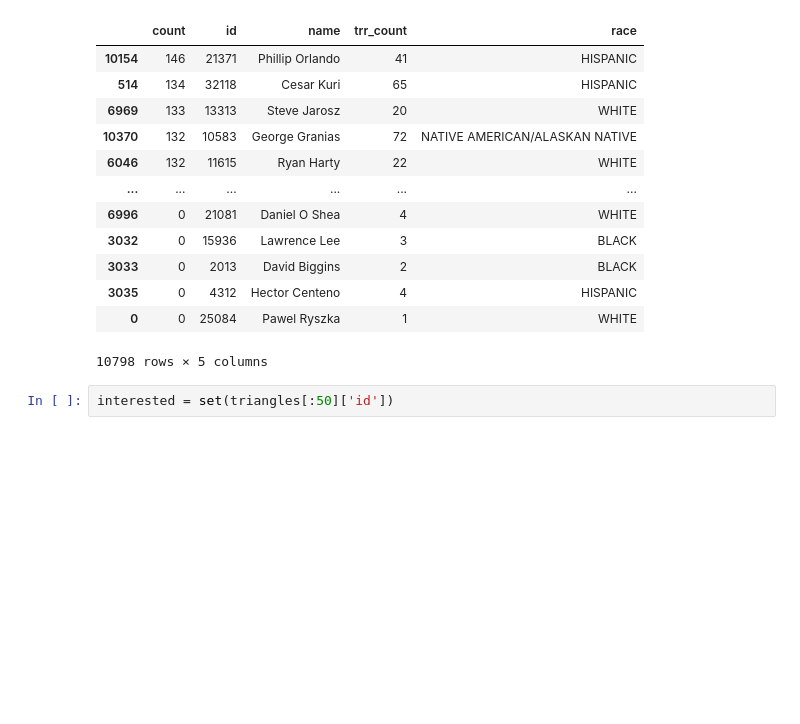
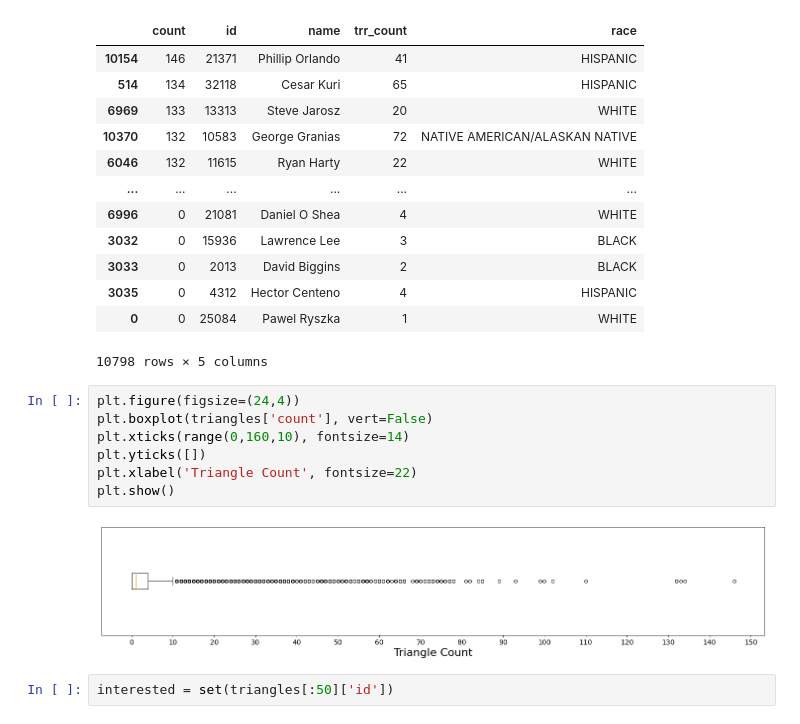
Before and after one commit to lqwdev/The-Freedom-Deer, a Jupyter notebook: cp4/src/cross-race.ipynb, the cells around one changed output. Cells and saved outputs as stored; diff of their text form; blank space fills up the shorter version.

Commit message:
[cp4] triangle count for cross race

```diff
--- a/cp4/src/cross-race.ipynb
+++ b/cp4/src/cross-race.ipynb
@@ -238,6 +238,15 @@ triangles
 | 3035 | 0 | 4312 | Hector Centeno | 4 | HISPANIC |
 | 0 | 0 | 25084 | Pawel Ryszka | 1 | WHITE |
 10798 rows × 5 columns
+# %%
+plt.figure(figsize=(24,4))
+plt.boxplot(triangles['count'], vert=False)
+plt.xticks(range(0,160,10), fontsize=14)
+plt.yticks([])
+plt.xlabel('Triangle Count', fontsize=22)
+plt.show()
+# %% [output]
+[figure, added]
 # %%
 interested = set(triangles[:50]['id'])
 # %%
```
